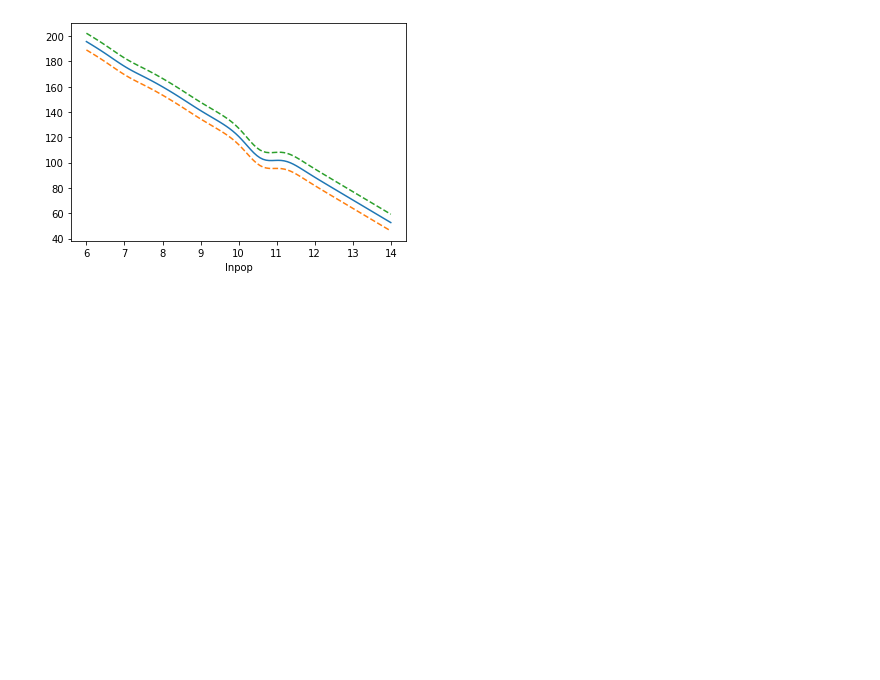
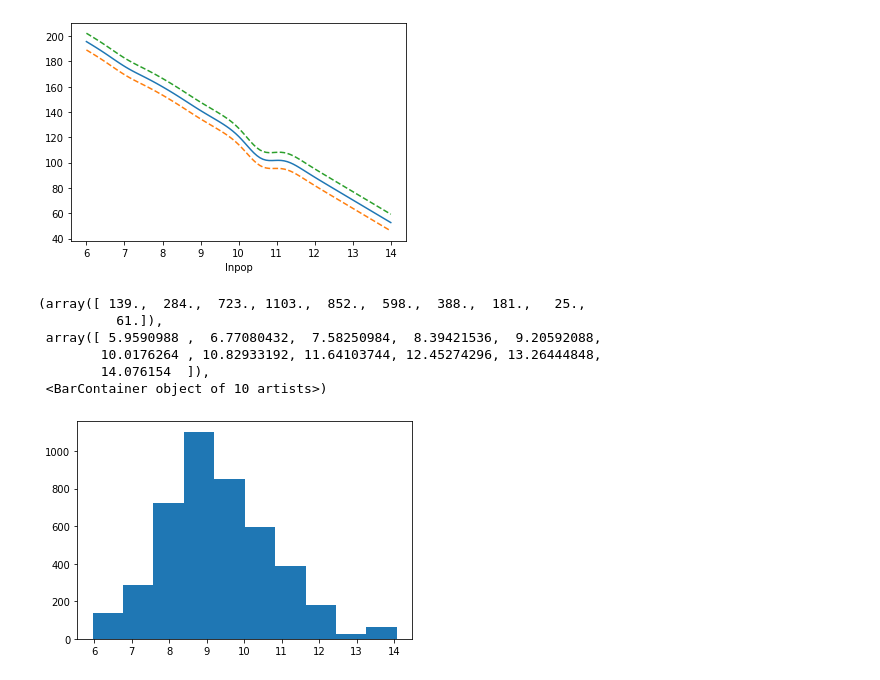
Before and after one commit to yahoochen97/GP_gradient, a Jupyter notebook: PIRI/AccountabilityInfantMortality_GPR.ipynb, the cells around one changed output. Drawn from its saved outputs; the diff is of its cells as text; code cells hidden in the pictures; blank space fills up the shorter version.

```diff
--- a/PIRI/AccountabilityInfantMortality_GPR.ipynb
+++ b/PIRI/AccountabilityInfantMortality_GPR.ipynb
@@ -456,3 +456,13 @@ with torch.no_grad(), gpytorch.settings.fast_pred_var():
     plt.xlabel("lnpop")
 # %% [output]
 [figure]
+# %%
+plt.hist(data.lnpop)
+# %% [output]
+(array([ 139.,  284.,  723., 1103.,  852.,  598.,  388.,  181.,   25.,
+          61.]),
+ array([ 5.9590988 ,  6.77080432,  7.58250984,  8.39421536,  9.20592088,
+        10.0176264 , 10.82933192, 11.64103744, 12.45274296, 13.26444848,
+        14.076154  ]),
+ <BarContainer object of 10 artists>)
+[figure, added]
```
